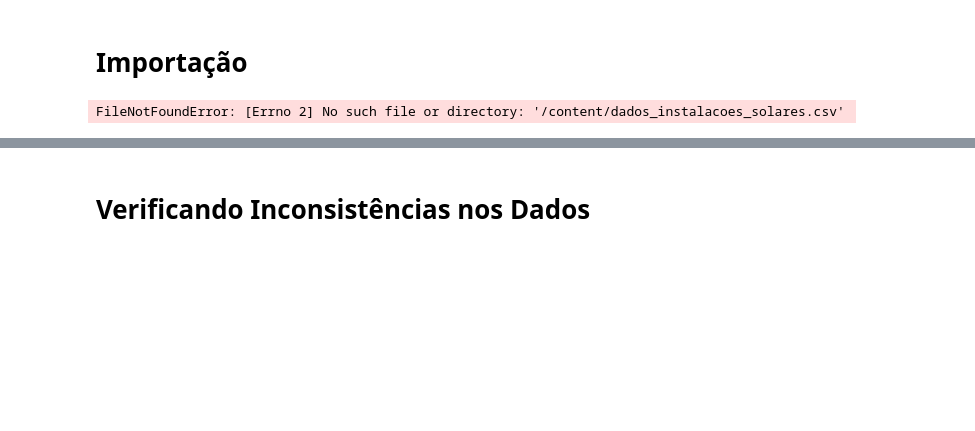
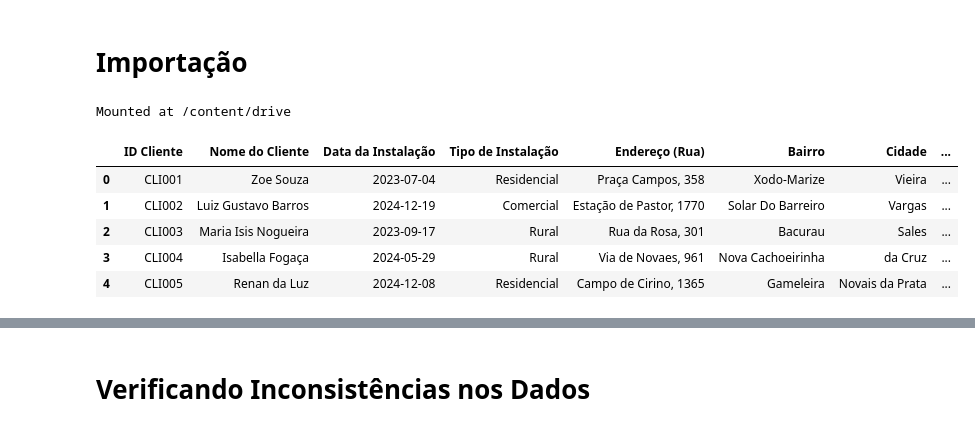
Before and after one commit to Raybarreto/Analise_EnergiaSolar_BR, a Jupyter notebook: Energia_Solar.ipynb, the cells around one changed output, grey strips where cells are left out. Cells and saved outputs as stored; diff of their text form; code cells hidden in the pictures; blank space fills up the shorter version.

```diff
--- a/Energia_Solar.ipynb
+++ b/Energia_Solar.ipynb
@@ -2,11 +2,22 @@
 <a href="https://colab.research.google.com/github/Raybarreto/Analise_EnergiaSolar_BR/blob/main/Energia_Solar.ipynb" target="_parent"><img src="https://colab.research.google.com/assets/colab-badge.svg" alt="Open In Colab"/></a>
 # %% [markdown]
 # Importação
+# %%
+from google.colab import drive
+drive.mount('/content/drive')
+# %% [output]
+Mounted at /content/drive
 # %%
 import pandas as pd
-df = pd.read_csv('/content/dados_instalacoes_solares.csv')
+file_path = '/content/drive/MyDrive/dados_instalacoes_solares _2000.csv'
+df = pd.read_csv(file_path)
 df.head()
 # %% [output]
-FileNotFoundError: [Errno 2] No such file or directory: '/content/dados_instalacoes_solares.csv'
+|  | ID Cliente | Nome do Cliente | Data da Instalação | Tipo de Instalação | Endereço (Rua) | Bairro | Cidade | ... |
+| 0 | CLI001 | Zoe Souza | 2023-07-04 | Residencial | Praça Campos, 358 | Xodo-Marize | Vieira | ... |
+| 1 | CLI002 | Luiz Gustavo Barros | 2024-12-19 | Comercial | Estação de Pastor, 1770 | Solar Do Barreiro | Vargas | ... |
+| 2 | CLI003 | Maria Isis Nogueira | 2023-09-17 | Rural | Rua da Rosa, 301 | Bacurau | Sales | ... |
+| 3 | CLI004 | Isabella Fogaça | 2024-05-29 | Rural | Via de Novaes, 961 | Nova Cachoeirinha | da Cruz | ... |
+| 4 | CLI005 | Renan da Luz | 2024-12-08 | Residencial | Campo de Cirino, 1365 | Gameleira | Novais da Prata | ... |
 # %%
 df.info()
```
Also changed, not shown: parts of 1 cell of this notebook.
